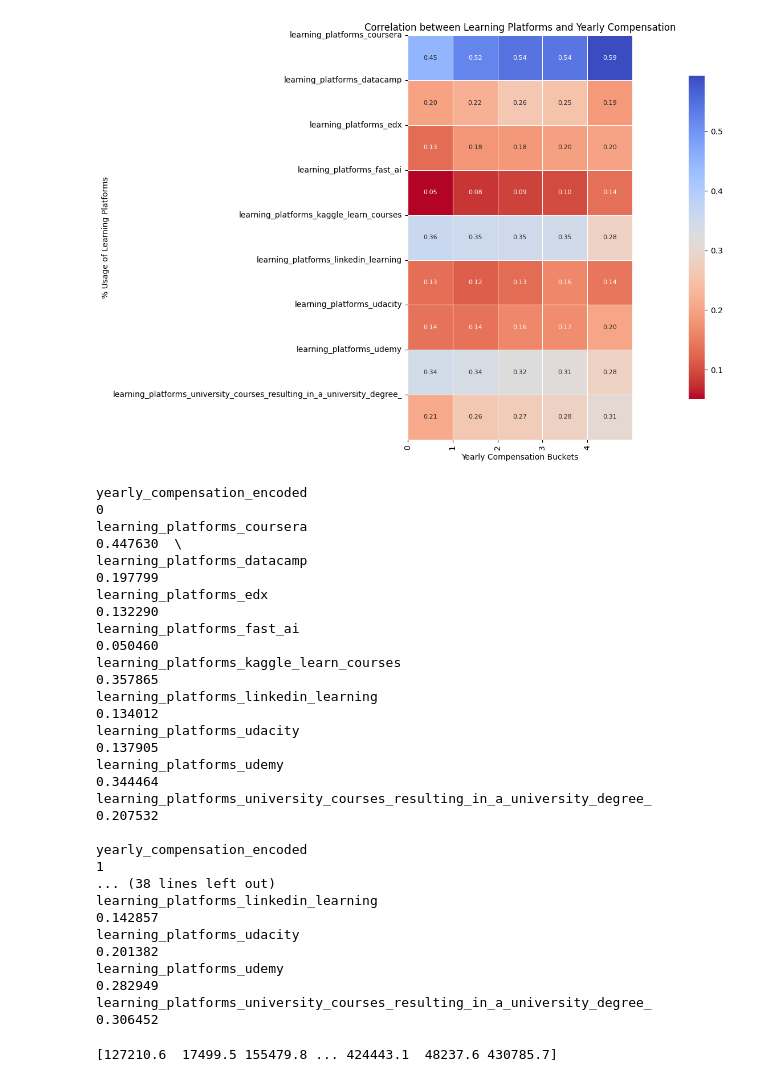
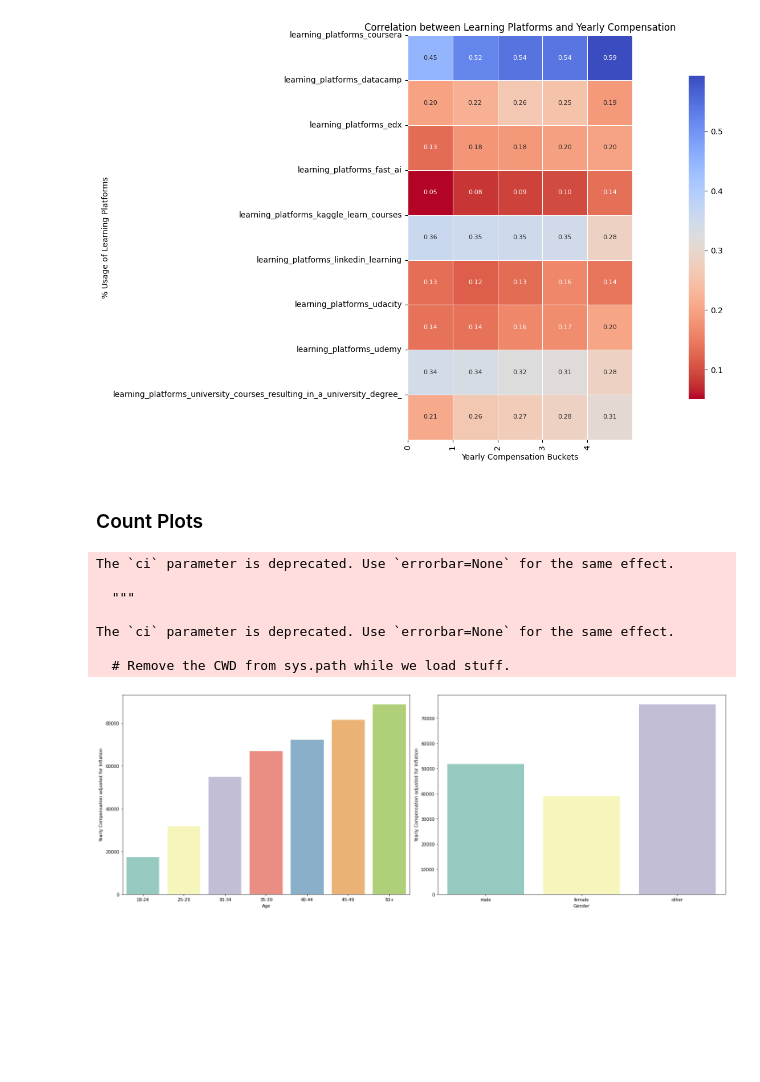
Before and after one commit to Lily-slow/CFG_Group5_project, a Jupyter notebook: Careers_in_Data.ipynb, the cells around one changed output. Saved outputs shown, nothing was run; the diff lists cells and outputs as text; code cells hidden in the pictures; blank space fills up the shorter version.

```diff
--- a/Careers_in_Data.ipynb
+++ b/Careers_in_Data.ipynb
@@ -3522,23 +3042,3 @@ plt.tight_layout()
 plt.show()
 # %% [output]
 [figure]
-# %%
-print(grouped_data)
-# %% [output]
-yearly_compensation_encoded                                                     0
-learning_platforms_coursera                                              0.447630  \
-learning_platforms_datacamp                                              0.197799
-learning_platforms_edx                                                   0.132290
-learning_platforms_fast_ai                                               0.050460
-learning_platforms_kaggle_learn_courses                                  0.357865
-learning_platforms_linkedin_learning                                     0.134012
-learning_platforms_udacity                                               0.137905
-learning_platforms_udemy                                                 0.344464
-learning_platforms_university_courses_resulting_in_a_university_degree_  0.207532
-
-yearly_compensation_encoded                                                     1
-... (38 lines left out)
-learning_platforms_linkedin_learning                                     0.142857
-learning_platforms_udacity                                               0.201382
-learning_platforms_udemy                                                 0.282949
-learning_platforms_university_courses_resulting_in_a_university_degree_  0.306452
@@ -3581,5 +3045,32 @@ learning_platforms_university_courses_resulting_in_a_university_degree_  0.30645
-# %%
-compensation_values = merged_df['yearly_compensation_avg_inflation'].unique()
-print(compensation_values)
-# %% [output]
-[127210.6  17499.5 155479.8 ... 424443.1  48237.6 430785.7]
+# %% [markdown]
+### Count Plots
+# %%
+# Age & Gender
+fig, axs = plt.subplots(1, 2, figsize=(20,7))
+
+var = variables[0]
+sns.barplot(x=var, y="yearly_compensation_avg_inflation", data=merged_df, ax=axs[0], palette="Set3", ci=None, order=orders.get(var))
+if var in rotate_labels:
+    axs[0].set_xticklabels(axs[0].get_xticklabels(), rotation=45)
+
+var = variables[1]
+sns.barplot(x=var, y="yearly_compensation_avg_inflation", data=merged_df, ax=axs[1], palette="Set3", ci=None, order=orders.get(var))
+if var in rotate_labels:
+    axs[1].set_xticklabels(axs[1].get_xticklabels(), rotation=45)
+
+axs[0].set_ylabel("Yearly Compensation adjusted for Inflation")
+axs[1].set_ylabel("Yearly Compensation adjusted for Inflation")
+axs[0].set_xlabel("Age")
+axs[1].set_xlabel("Gender")
+
+plt.tight_layout()
+plt.show()
+# %% [output]
+The `ci` parameter is deprecated. Use `errorbar=None` for the same effect.
+
+  """
+
+The `ci` parameter is deprecated. Use `errorbar=None` for the same effect.
+
+  # Remove the CWD from sys.path while we load stuff.
+[figure, added]
```
Also changed, not shown: parts of 71 cells of this notebook.
